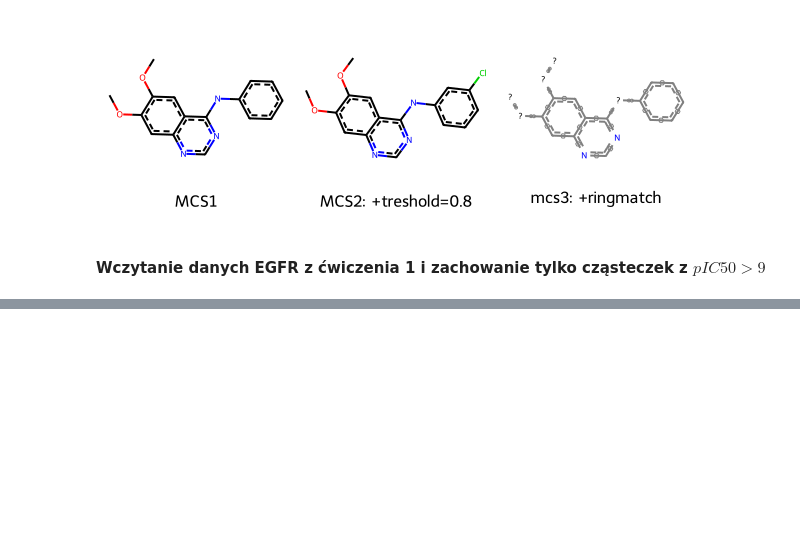
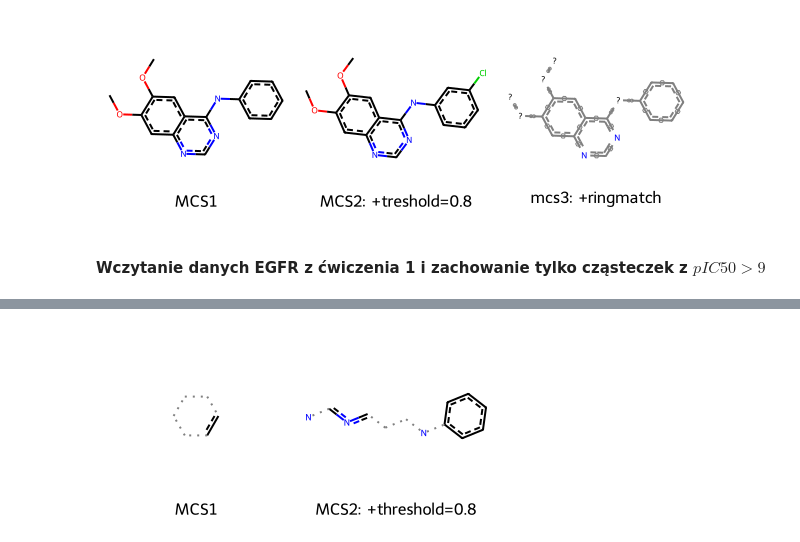
Before and after one commit to Kubabob/leki_maloczasteczkowe, a Jupyter notebook: 6_maksimum_wspolnej_struktury/fmcs.ipynb, the cells around one changed output, grey strips where cells are left out. Drawn from its saved outputs; the diff is of its cells as text; code cells hidden in the pictures; blank space fills up the shorter version.

```diff
--- a/6_maksimum_wspolnej_struktury/fmcs.ipynb
+++ b/6_maksimum_wspolnej_struktury/fmcs.ipynb
@@ -164,0 +230,5 @@ egfr_pIC50_9_sample50 = egfr[egfr['pIC50'] > 9].shape
+# %%
+m2_1 = Chem.MolFromSmarts(mcs2_1.smartsString)
+Draw.MolsToGridImage([m1_1, m2_1], legends=["MCS1", "MCS2: +threshold=0.8"])
+# %% [output]
+[figure, added]
```
Also changed, not shown: parts of 14 cells of this notebook, 2 other files.
